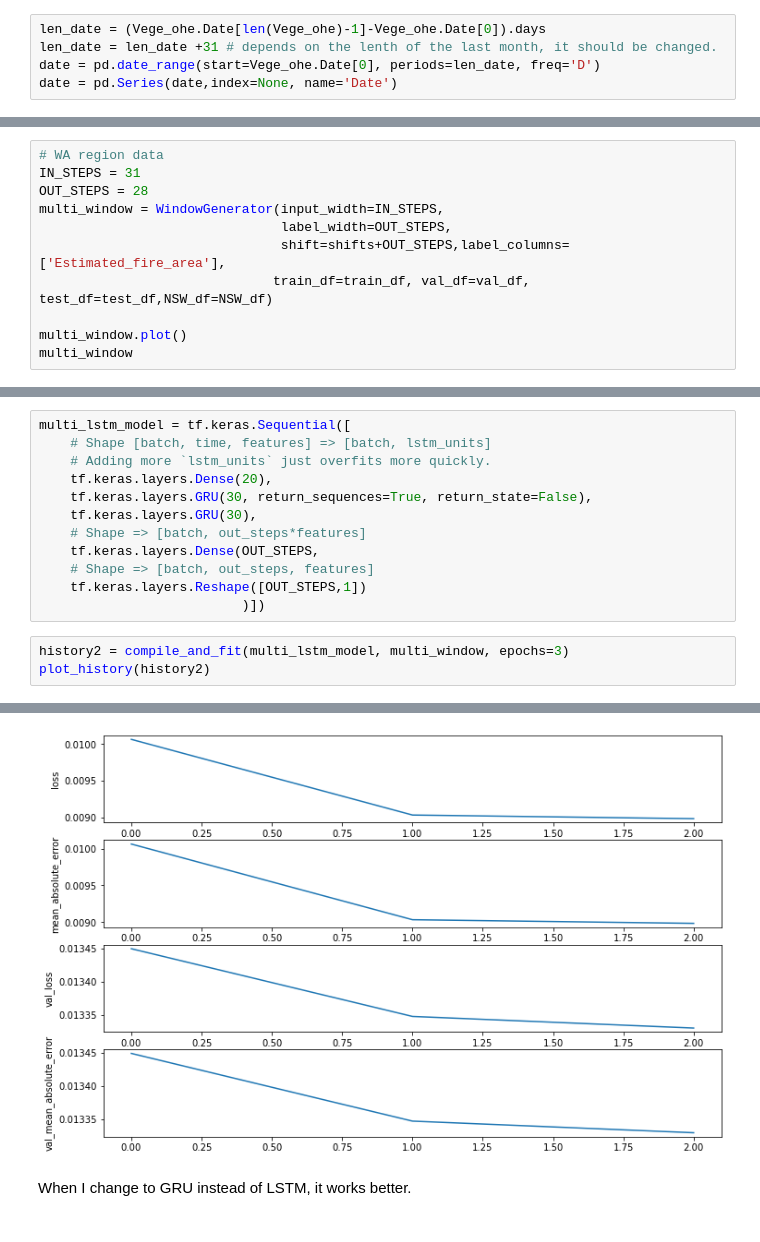
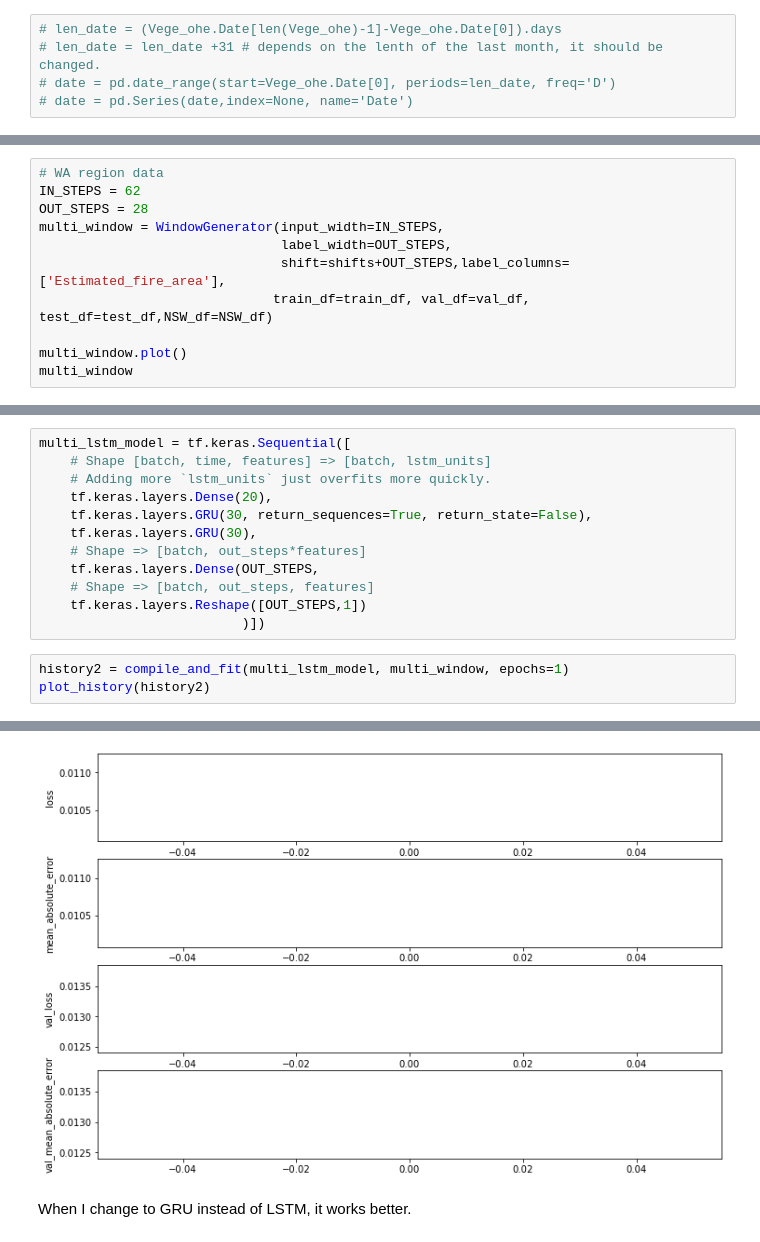
Before and after one commit to ccomkhj/Spot-Challenge-Wildfires, a Jupyter notebook: main/Build Model.ipynb, the cells around one changed output, grey strips where cells are left out. Drawn from its saved outputs; the diff is of its cells as text.

```diff
--- a/main/Build Model.ipynb
+++ b/main/Build Model.ipynb
@@ -168,8 +192,8 @@ Vege_ohe.Date=pd.to_datetime(Vege_ohe.Date)
 # %%
-len_date = (Vege_ohe.Date[len(Vege_ohe)-1]-Vege_ohe.Date[0]).days
-len_date = len_date +31 # depends on the lenth of the last month, it should be changed.
-date = pd.date_range(start=Vege_ohe.Date[0], periods=len_date, freq='D')
-date = pd.Series(date,index=None, name='Date')
+# len_date = (Vege_ohe.Date[len(Vege_ohe)-1]-Vege_ohe.Date[0]).days
+# len_date = len_date +31 # depends on the lenth of the last month, it should be changed.
+# date = pd.date_range(start=Vege_ohe.Date[0], periods=len_date, freq='D')
+# date = pd.Series(date,index=None, name='Date')
 # %% [markdown]
 I made dates for 7 states, but it is not well combined yet. 21/Dec/2020
 # %%
@@ -525,7 +549,7 @@ shifts = begin - end  # compute how much later dates we should forecast
 shifts = shifts.days -1
 # %%
 # WA region data
-IN_STEPS = 31
+IN_STEPS = 62
 OUT_STEPS = 28
 multi_window = WindowGenerator(input_width=IN_STEPS,
                                label_width=OUT_STEPS,
@@ -570,6 +595,6 @@ multi_lstm_model = tf.keras.Sequential([
     tf.keras.layers.Reshape([OUT_STEPS,1])
                           )])
 # %%
-history2 = compile_and_fit(multi_lstm_model, multi_window, epochs=3)
+history2 = compile_and_fit(multi_lstm_model, multi_window, epochs=1)
 plot_history(history2)
 # %% [output]
@@ -582,4 +602,4 @@ Epoch 3/3
-[figure, old version]
+[figure, new version]
 # %% [markdown]
 When I change to GRU instead of LSTM, it works better.
 # %%
```
Also changed, not shown: parts of 15 cells of this notebook, 1 other file.
